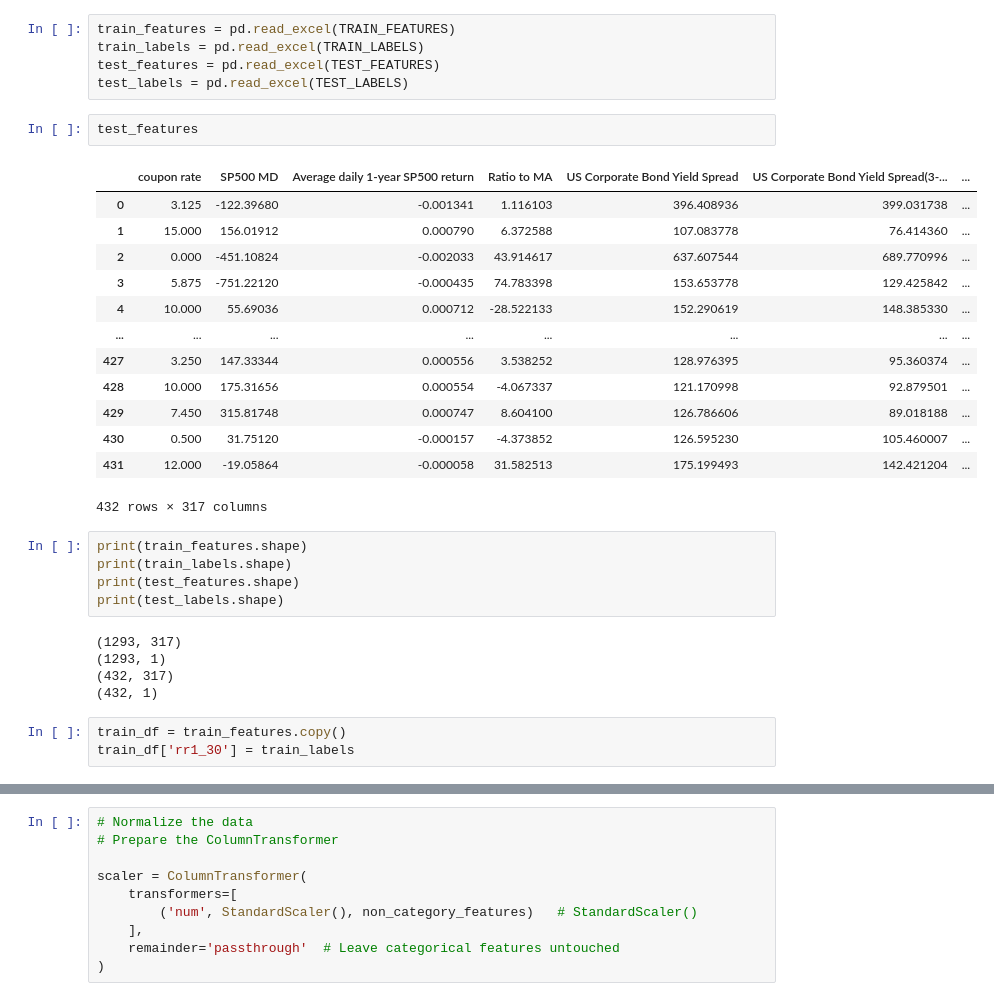
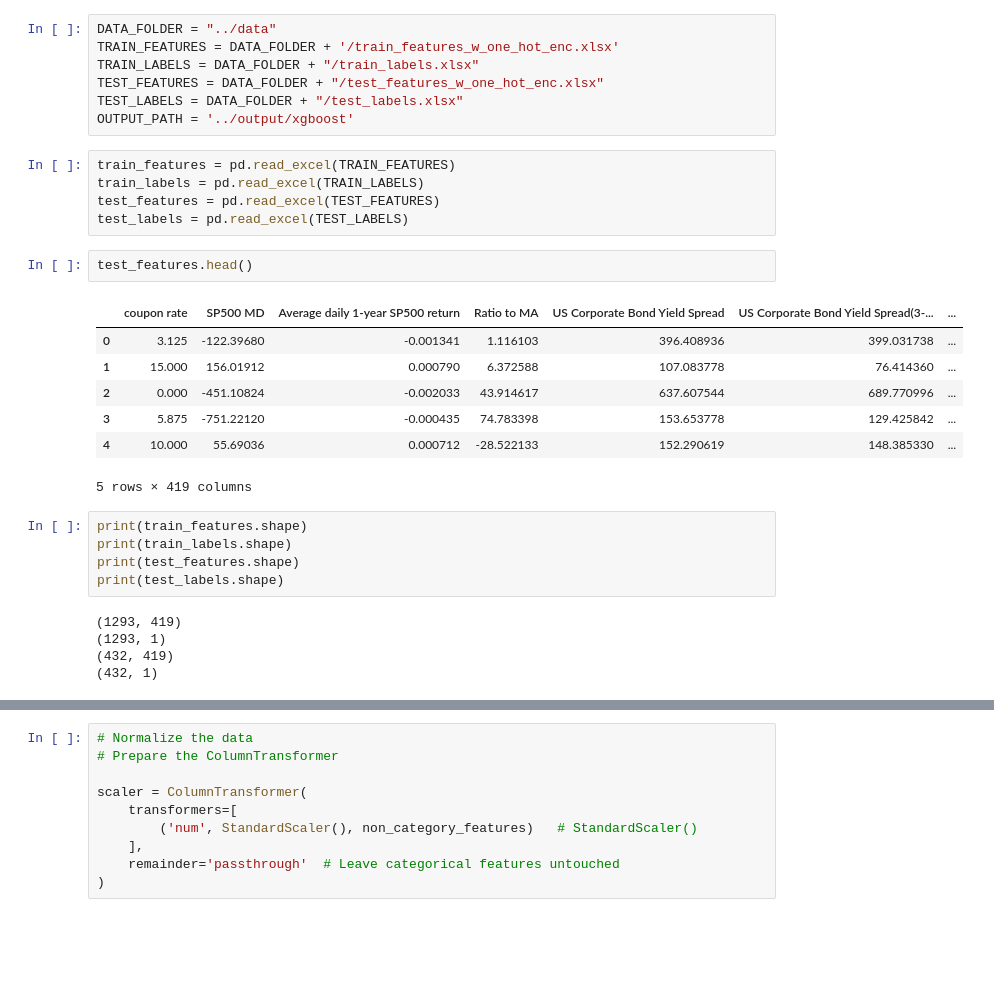
Before and after one commit to hoanguyen94/Recovery-rate-prediction, a Jupyter notebook: src/XGBoost.ipynb, the cells around one changed output, grey strips where cells are left out. Drawn from its saved outputs; the diff is of its cells as text; blank space fills up the shorter version.

```diff
--- a/src/XGBoost.ipynb
+++ b/src/XGBoost.ipynb
@@ -26,34 +14,32 @@ OUTPUT_PATH = '../OUTPUT/xgboost'
+# %%
+DATA_FOLDER = "../data"
+TRAIN_FEATURES = DATA_FOLDER + '/train_features_w_one_hot_enc.xlsx'
+TRAIN_LABELS = DATA_FOLDER + "/train_labels.xlsx"
+TEST_FEATURES = DATA_FOLDER + "/test_features_w_one_hot_enc.xlsx"
+TEST_LABELS = DATA_FOLDER + "/test_labels.xlsx"
+OUTPUT_PATH = '../output/xgboost'
 # %%
 train_features = pd.read_excel(TRAIN_FEATURES)
 train_labels = pd.read_excel(TRAIN_LABELS)
 test_features = pd.read_excel(TEST_FEATURES)
 test_labels = pd.read_excel(TEST_LABELS)
 # %%
-test_features
+test_features.head()
 # %% [output]
 |  | coupon rate | SP500 MD | Average daily 1-year SP500 return | Ratio to MA | US Corporate Bond Yield Spread | US Corporate Bond Yield Spread(3-... | ... |
 | 0 | 3.125 | -122.39680 | -0.001341 | 1.116103 | 396.408936 | 399.031738 | ... |
 | 1 | 15.000 | 156.01912 | 0.000790 | 6.372588 | 107.083778 | 76.414360 | ... |
 | 2 | 0.000 | -451.10824 | -0.002033 | 43.914617 | 637.607544 | 689.770996 | ... |
 | 3 | 5.875 | -751.22120 | -0.000435 | 74.783398 | 153.653778 | 129.425842 | ... |
 | 4 | 10.000 | 55.69036 | 0.000712 | -28.522133 | 152.290619 | 148.385330 | ... |
-| ... | ... | ... | ... | ... | ... | ... | ... |
-| 427 | 3.250 | 147.33344 | 0.000556 | 3.538252 | 128.976395 | 95.360374 | ... |
-| 428 | 10.000 | 175.31656 | 0.000554 | -4.067337 | 121.170998 | 92.879501 | ... |
-| 429 | 7.450 | 315.81748 | 0.000747 | 8.604100 | 126.786606 | 89.018188 | ... |
-| 430 | 0.500 | 31.75120 | -0.000157 | -4.373852 | 126.595230 | 105.460007 | ... |
-| 431 | 12.000 | -19.05864 | -0.000058 | 31.582513 | 175.199493 | 142.421204 | ... |
-432 rows × 317 columns
+5 rows × 419 columns
 # %%
 print(train_features.shape)
 print(train_labels.shape)
 print(test_features.shape)
 print(test_labels.shape)
 # %% [output]
-(1293, 317)
+(1293, 419)
 (1293, 1)
-(432, 317)
+(432, 419)
 (432, 1)
-# %%
-train_df = train_features.copy()
-train_df['rr1_30'] = train_labels
```
Also changed, not shown: parts of 22 cells of this notebook, 1 other file.
